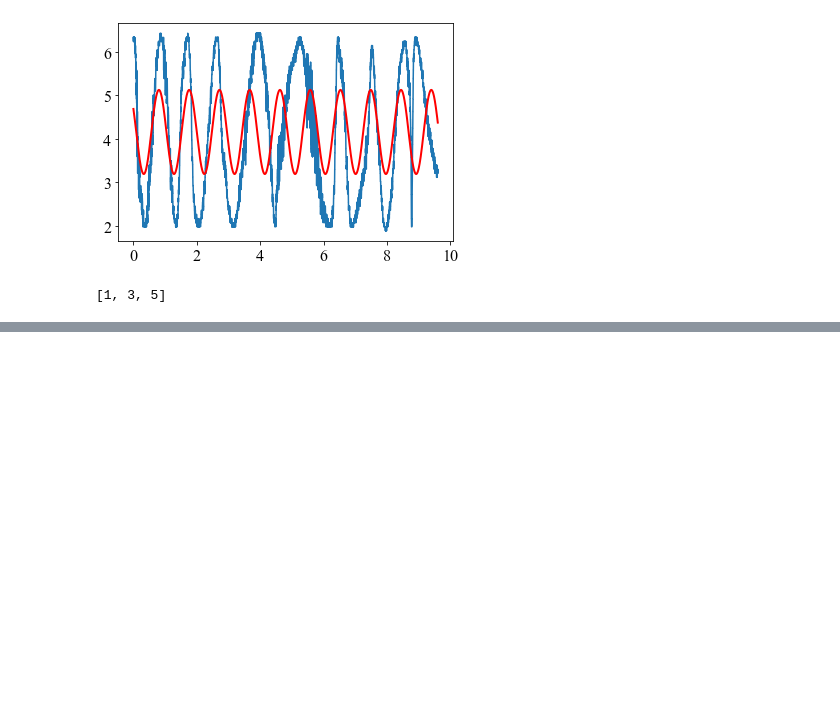
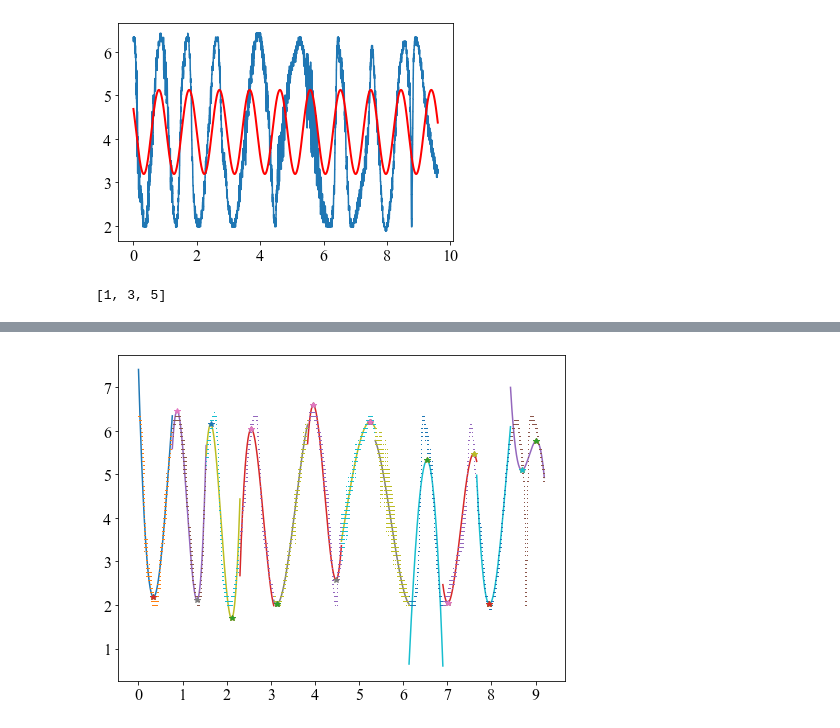
Before and after one commit to Neub28/Experimentel-Physics-2, a Jupyter notebook: Mach-Zender/Nicolai/Untitled.ipynb, the cells around one changed output, grey strips where cells are left out. Saved outputs shown, nothing was run; the diff lists cells and outputs as text; code cells hidden in the pictures; blank space fills up the shorter version.

```diff
--- a/Mach-Zender/Nicolai/Untitled.ipynb
+++ b/Mach-Zender/Nicolai/Untitled.ipynb
@@ -132,0 +165,69 @@ print(ary[0:len(ary):2])
+# %%
+st = time.time()
+
+t1 = t05[0:46000]
+v1 = V05[0:46000]
+
+frac = 12
+leng = len(t1)
+interval = (int) (leng/frac)
+
+
+print(interval)
+
+number = 0
+
+fig, ax = plt.subplots(figsize=(8,6))
+
+for i in range(frac) :
+
+    low = i * interval
+    up = (i+1) * interval
+
+    t = t1[low: up]
+    v = v1[low: up]
+
+    guess = [1, 1, 1, 1]
+    ##print(len(v))
+    ##print(i)
+    ##print(up)
+    popt, pcov = curve_fit(second, t, v, p0=guess)
+
+    t_fit = np.linspace(t[0], t[-1], 2000)
+    v_fit = second(t_fit, *popt)
+
+    grad = np.gradient(v_fit)
+
+    tolerance = 0.00001
+    index = []
+    for i in range(len(grad)) :
+        count = 0
+        if grad[i] < tolerance and grad[i] > -tolerance :
+            if count == 0 :
+                index.append(i)
+                count += 1
+            else :
+                for k in range(len(index)) :
+                    if index[-(k+1)] != i-(k+1) :
+                        append = True
+                    else :
+                        append = False
+                if append == True :
+                    index.append(i)
+                    count += 1
+
+    ax.plot(t_fit, v_fit, '-')
+    ax.plot(t, v, ',')
+    for i in index :
+        print(t_fit[i])
+        ax.plot(t_fit[i], v_fit[i], '*')
+        number += 1
+
+
+ax.set_xticks(np.arange(0, 10, 1))
+print(number)
+
+end = time.time()
+
+print("Time elasped:", end-st, " s")
+# %% [output]
@@ -132,0 +251 @@ print(ary[0:len(ary):2])
+[figure, added]
```
Also changed, not shown: parts of 13 cells of this notebook, 1 other file.
